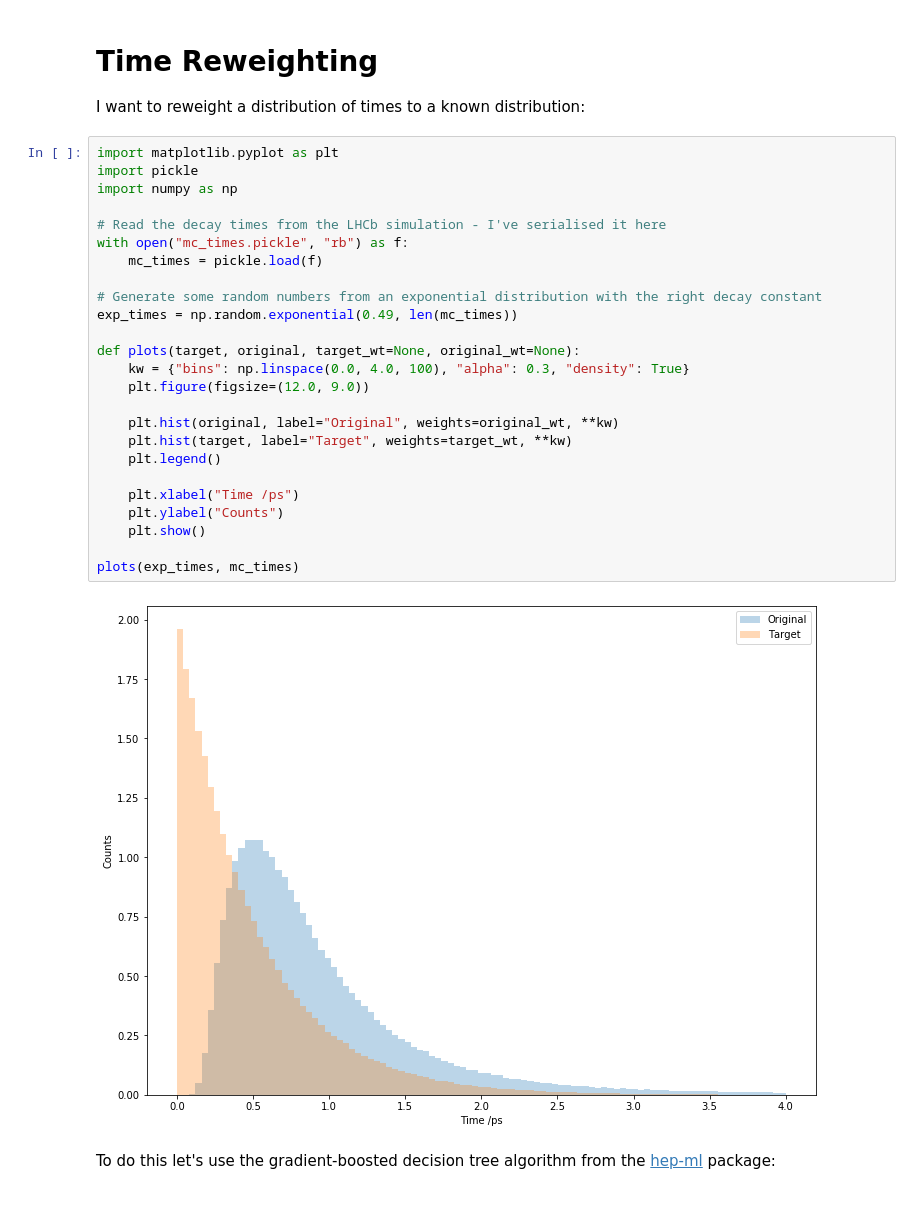
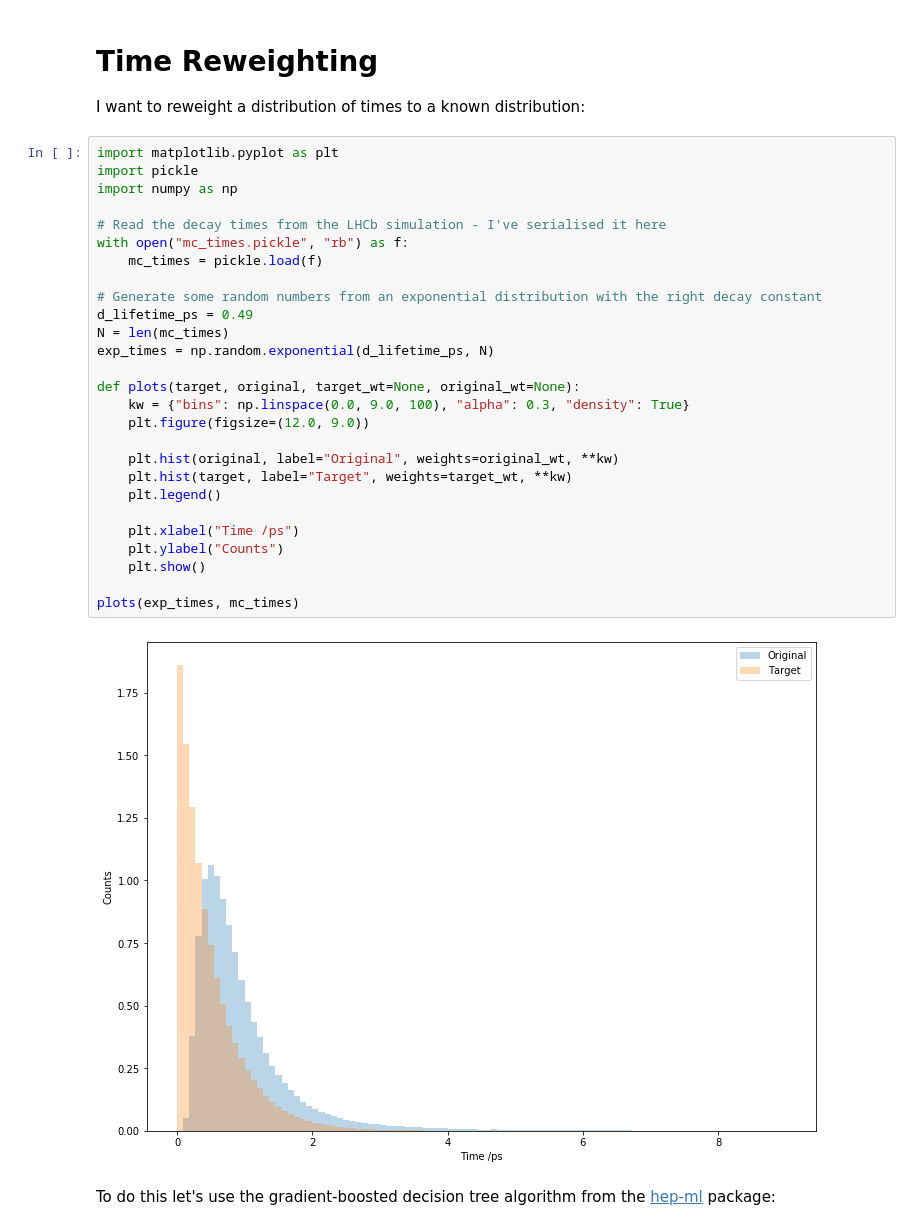
Before and after one commit to richard-lane/reweight_times, a Jupyter notebook: MWE.ipynb, the cells around one changed output. Cells and saved outputs as stored; diff of their text form.

```diff
--- a/MWE.ipynb
+++ b/MWE.ipynb
@@ -6,30 +6,32 @@ I want to reweight a distribution of times to a known distribution:
 # %%
 import matplotlib.pyplot as plt
 import pickle
 import numpy as np
 
 # Read the decay times from the LHCb simulation - I've serialised it here
 with open("mc_times.pickle", "rb") as f:
     mc_times = pickle.load(f)
 
 # Generate some random numbers from an exponential distribution with the right decay constant
-exp_times = np.random.exponential(0.49, len(mc_times))
+d_lifetime_ps = 0.49
+N = len(mc_times)
+exp_times = np.random.exponential(d_lifetime_ps, N)
 
 def plots(target, original, target_wt=None, original_wt=None):
-    kw = {"bins": np.linspace(0.0, 4.0, 100), "alpha": 0.3, "density": True}
+    kw = {"bins": np.linspace(0.0, 9.0, 100), "alpha": 0.3, "density": True}
     plt.figure(figsize=(12.0, 9.0))
 
     plt.hist(original, label="Original", weights=original_wt, **kw)
     plt.hist(target, label="Target", weights=target_wt, **kw)
     plt.legend()
 
     plt.xlabel("Time /ps")
     plt.ylabel("Counts")
     plt.show()
 
 plots(exp_times, mc_times)
 # %% [output]
-[figure, old version]
+[figure, new version]
 # %% [markdown]
 To do this let's use the gradient-boosted decision tree algorithm from the [hep-ml](https://arogozhnikov.github.io/hep_ml/_modules/hep_ml/reweight.html#GBReweighter) package:
 # %%
```
Also changed, not shown: parts of 4 cells of this notebook.
